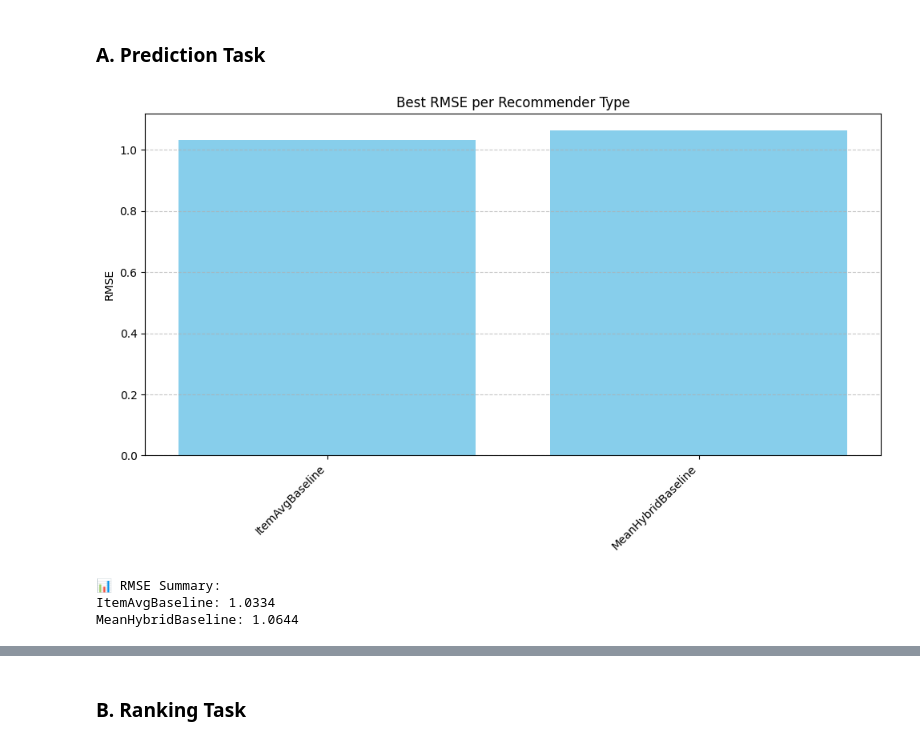
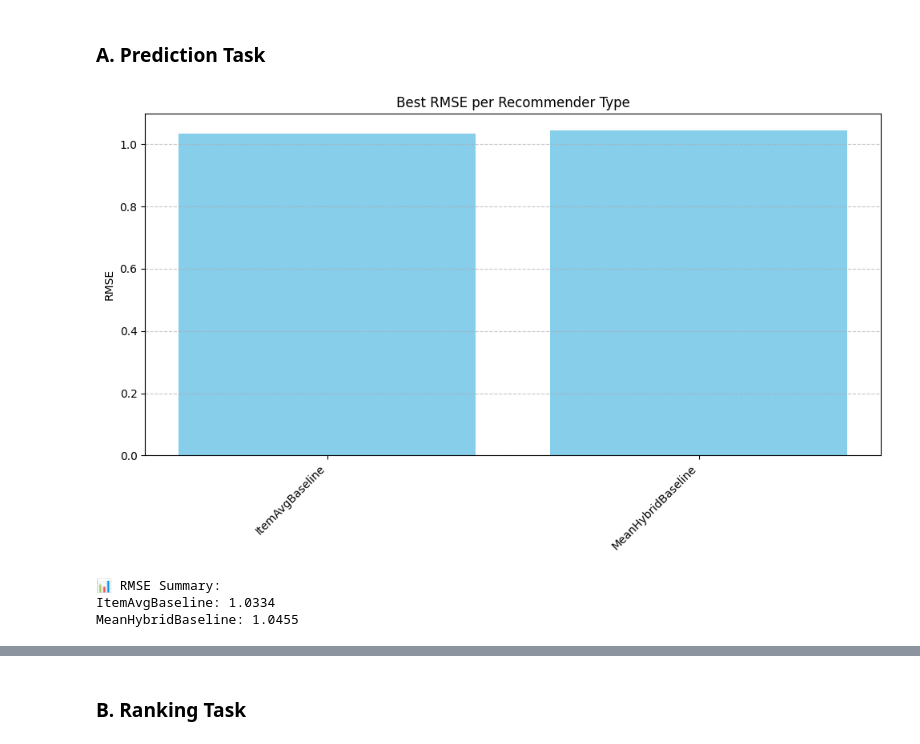
Before and after one commit to tibisabau/rec_sys, a Jupyter notebook: 18.ipynb, the cells around one changed output, grey strips where cells are left out. Saved outputs shown, nothing was run; the diff lists cells and outputs as text; code cells hidden in the pictures.

Commit message:
add baselines

```diff
--- a/18.ipynb
+++ b/18.ipynb
@@ -2153,41 +2187,68 @@ import matplotlib.pyplot as plt
 
 def predict_item_average(train_data, test_data):
     item_avg = train_data.groupby('item_id')['rating'].mean()
     global_mean = train_data['rating'].mean()
     preds = test_data['item_id'].map(item_avg).fillna(global_mean)
     return preds
 
-def predict_mean_hybrid(train_data, test_data):
-    item_avg = train_data.groupby('item_id')['rating'].mean()
-    global_mean = train_data['rating'].mean()
-    pred_item_avg = test_data['item_id'].map(item_avg).fillna(global_mean)
-    preds = (pred_item_avg + global_mean) / 2
-    return preds
+def predict_mean_hybrid(test_data,
+                        best_cb_setting,
+                        best_user_k,
+                        best_item_k,
+                        best_mf_setting):
+    """
+    Compute mean hybrid predictions for test_data using the best components.
+
+    Args:
+        test_data: pd.DataFrame containing all prediction columns
+        best_cb_setting: dict with 'content_type' and 'method'
+        best_user_k: int, best k for user-based KNN
+        best_item_k: int, best k for item-based KNN
+        best_mf_setting: dict with n_factors, lr, reg, ep
+
+    Returns:
+        pd.Series with hybrid predicted ratings for test_data
+    """
+    cb_col = f"CB_pred_{best_cb_setting['content_type']}_{best_cb_setting['method']}"
+    user_col = f"UserKNN_pred_{best_user_k}"
+    item_col = f"ItemKNN_pred_{best_item_k}"
+    mf_col = f"MF_pred_{best_mf_setting['n_factors']}_{best_mf_setting['lr']}_{best_mf_setting['reg']}_{best_mf_setting['ep']}"
+
+    # Fill missing values with global mean
+    global_mean = test_data['rating'].mean()
+    for col in [cb_col, user_col, item_col, mf_col]:
+        test_data[col] = test_data[col].fillna(global_mean)
+
+    # Compute mean across the best predictions
+    test_data['Mean_Hybrid_pred'] = test_data[[cb_col, user_col, item_col, mf_col]].mean(axis=1)
+
+    return test_data['Mean_Hybrid_pred']
+
 
 item_avg_baseline = predict_item_average(train_data, test_data)
 rmse_item_avg_baseline = RMSE(test_data['rating'], item_avg_baseline)
 
-mean_hybrid_baseline = predict_mean_hybrid(train_data, test_data)
+mean_hybrid_baseline = predict_mean_hybrid(test_data, best_cb_setting, best_user_k, best_item_k, best_mf_setting)
 rmse_hybrid_baseline = RMSE(test_data['rating'], mean_hybrid_baseline)
 
 # Add to dict
 best_rmse_dict['ItemAvgBaseline'] = rmse_item_avg_baseline
 best_rmse_dict['MeanHybridBaseline'] = rmse_hybrid_baseline
 
 plt.figure(figsize=(10, 6))
 plt.bar(best_rmse_dict.keys(), best_rmse_dict.values(), color='skyblue')
 plt.title('Best RMSE per Recommender Type')
 plt.ylabel('RMSE')
 plt.xticks(rotation=45, ha='right')
 plt.grid(axis='y', linestyle='--', alpha=0.7)
 plt.tight_layout()
 plt.show()
 
 print("\n📊 RMSE Summary:")
 for model, rmse in best_rmse_dict.items():
     print(f"{model}: {rmse:.4f}")
 # %% [output]
-[figure, old version]
+[figure, new version]
 📊 RMSE Summary:
 ItemAvgBaseline: 1.0334
-MeanHybridBaseline: 1.0644
+MeanHybridBaseline: 1.0455
```
Also changed, not shown: parts of 6 cells of this notebook.
